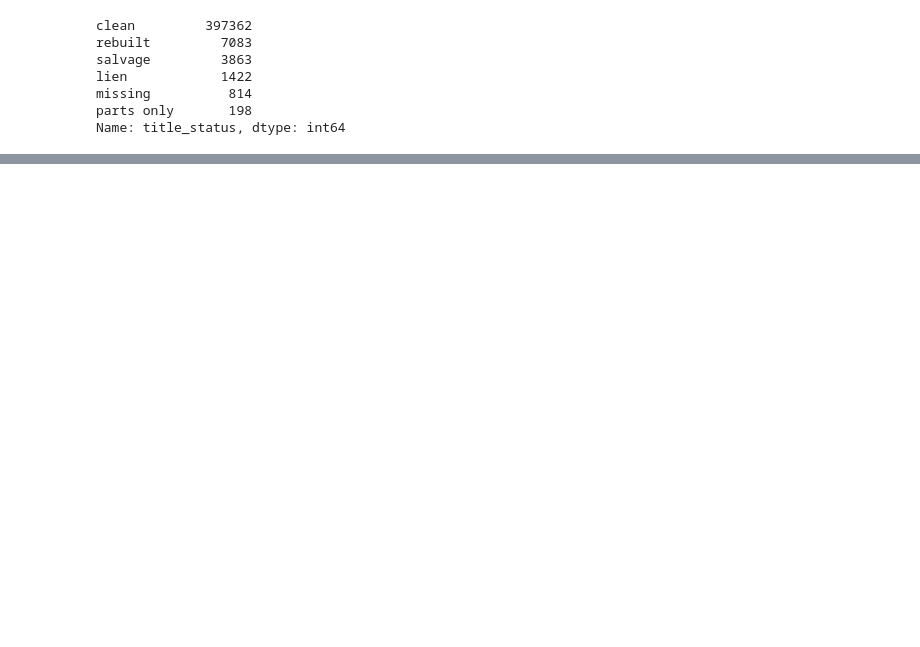
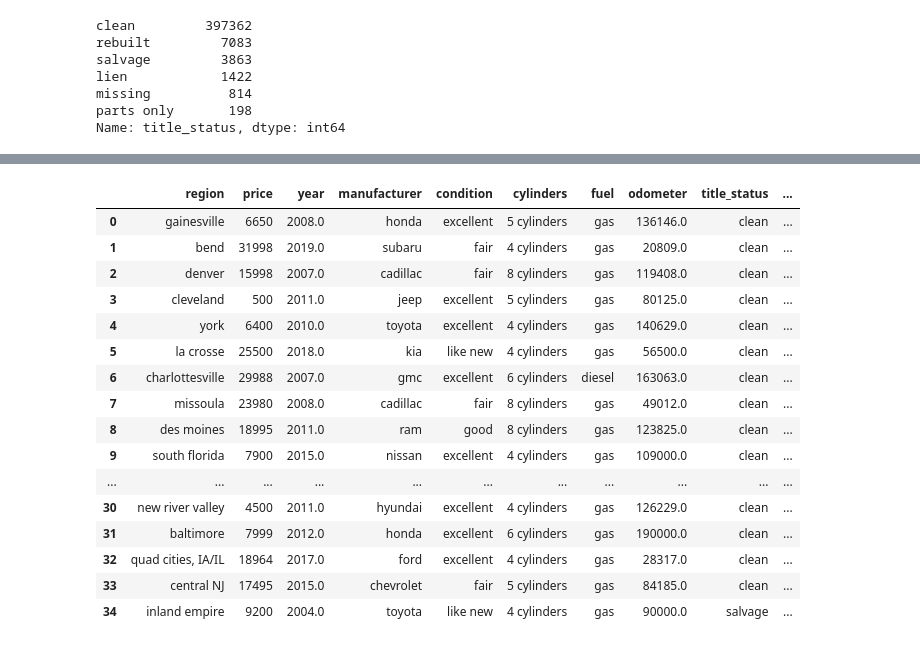
Before and after one commit to foleym7/UsedCarsML, a Jupyter notebook: src/clean_data.ipynb, the cells around one changed output, grey strips where cells are left out. Saved outputs shown, nothing was run; the diff lists cells and outputs as text; code cells hidden in the pictures; blank space fills up the shorter version.

Commit message:
Updated Clean dataset file

```diff
--- a/src/clean_data.ipynb
+++ b/src/clean_data.ipynb
@@ -271,0 +320,8 @@ Name: state, dtype: int64
+# %%
+imputer = KNNImputer(n_neighbors=5)
+scale = MinMaxScaler()
+scaled_data = pd.DataFrame(scale.fit_transform(prep_encoding), columns=prep_encoding.columns)
+# %%
+%%time
+sample = scaled_data.sample(frac=0.1, replace=False, random_state=1)
+finaldataset = pd.DataFrame(imputer.fit_transform(sample), columns=scaled_data.columns)
@@ -271,0 +347,8 @@ Name: state, dtype: int64
+# %%
+x = pd.DataFrame(scale.inverse_transform(finaldataset), columns=finaldataset.columns)
+# %%
+for col in x:
+    #encoder for the column
+
+    reshape_col = x[col].values.reshape(-1,1)
+    x[col] = encoder_dict[col].inverse_transform(reshape_col)
@@ -271,0 +374,20 @@ Name: state, dtype: int64
+# %%
+x.head(35)
+# %% [output]
+|  | region | price | year | manufacturer | condition | cylinders | fuel | odometer | title_status | ... |
+| 0 | gainesville | 6650 | 2008.0 | honda | excellent | 5 cylinders | gas | 136146.0 | clean | ... |
+| 1 | bend | 31998 | 2019.0 | subaru | fair | 4 cylinders | gas | 20809.0 | clean | ... |
+| 2 | denver | 15998 | 2007.0 | cadillac | fair | 8 cylinders | gas | 119408.0 | clean | ... |
+| 3 | cleveland | 500 | 2011.0 | jeep | excellent | 5 cylinders | gas | 80125.0 | clean | ... |
+| 4 | york | 6400 | 2010.0 | toyota | excellent | 4 cylinders | gas | 140629.0 | clean | ... |
+| 5 | la crosse | 25500 | 2018.0 | kia | like new | 4 cylinders | gas | 56500.0 | clean | ... |
+| 6 | charlottesville | 29988 | 2007.0 | gmc | excellent | 6 cylinders | diesel | 163063.0 | clean | ... |
+| 7 | missoula | 23980 | 2008.0 | cadillac | fair | 8 cylinders | gas | 49012.0 | clean | ... |
+| 8 | des moines | 18995 | 2011.0 | ram | good | 8 cylinders | gas | 123825.0 | clean | ... |
+| 9 | south florida | 7900 | 2015.0 | nissan | excellent | 4 cylinders | gas | 109000.0 | clean | ... |
+| ... | ... | ... | ... | ... | ... | ... | ... | ... | ... | ... |
+| 30 | new river valley | 4500 | 2011.0 | hyundai | excellent | 4 cylinders | gas | 126229.0 | clean | ... |
+| 31 | baltimore | 7999 | 2012.0 | honda | excellent | 6 cylinders | gas | 190000.0 | clean | ... |
+| 32 | quad cities, IA/IL | 18964 | 2017.0 | ford | excellent | 4 cylinders | gas | 28317.0 | clean | ... |
+| 33 | central NJ | 17495 | 2015.0 | chevrolet | fair | 5 cylinders | gas | 84185.0 | clean | ... |
+| 34 | inland empire | 9200 | 2004.0 | toyota | like new | 4 cylinders | gas | 90000.0 | salvage | ... |
```
Also changed, not shown: parts of 42 cells of this notebook, 1 other file.
